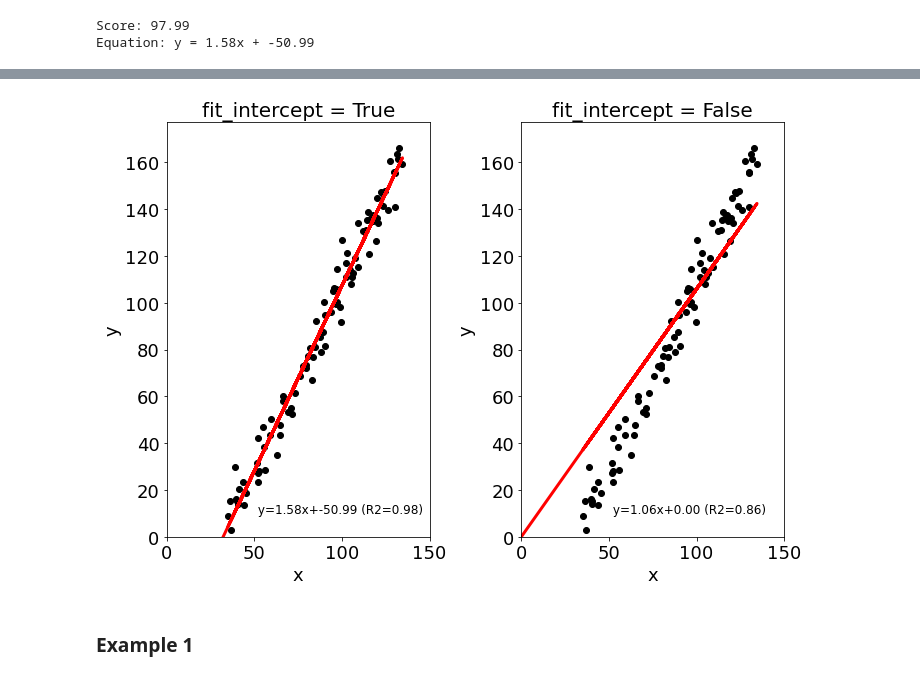
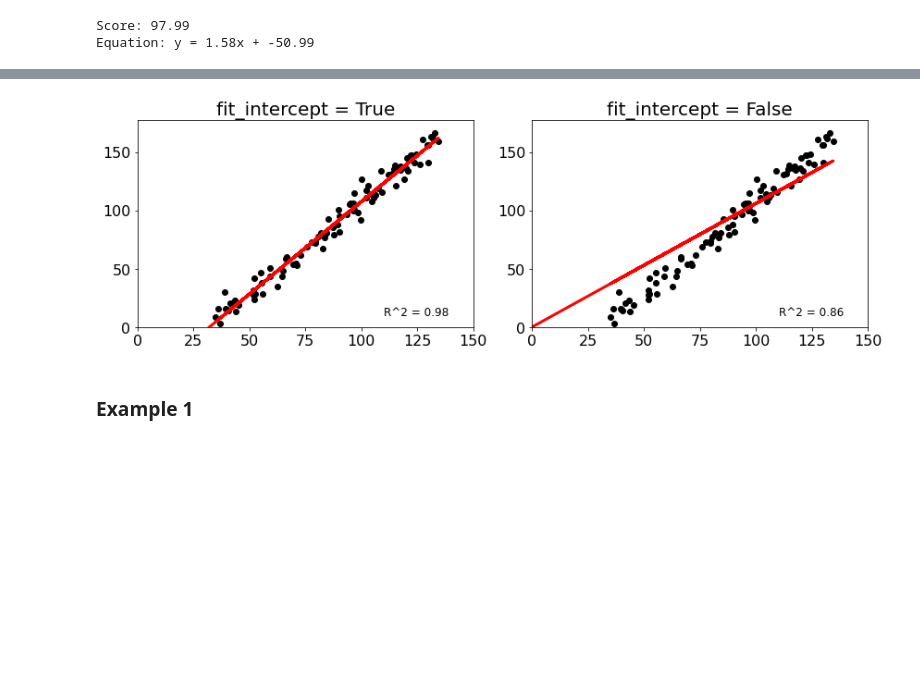
Before and after one commit to abphilip-resources/PY-Lib-2, a Jupyter notebook: Scikit/1.ipynb, the cells around one changed output, grey strips where cells are left out. Saved outputs shown, nothing was run; the diff lists cells and outputs as text; code cells hidden in the pictures; blank space fills up the shorter version.

```diff
--- a/Scikit/1.ipynb
+++ b/Scikit/1.ipynb
@@ -73,36 +73,27 @@ fig.savefig('images/1A', dpi = 300)
-# %%
-reg_inter = LinearRegression(fit_intercept=True)
-reg_inter.fit(X,Y)
-predictions_inter = reg_inter.predict(X)
-score_inter = reg_inter.score(X, Y)
 # %%
-fig, ax = plt.subplots(nrows = 1, ncols = 2, figsize = (10,7));
+fig, ax = plt.subplots(nrows = 1, ncols = 2, figsize = (12,4));
 
 for index, model in enumerate([LinearRegression(fit_intercept=True),
-                            LinearRegression(fit_intercept=False)]):
+                               LinearRegression(fit_intercept=False)]):
     model.fit(X,Y)
     predictions = model.predict(X)
     score = model.score(X, Y)
-    m = model.coef_[0]
-    b = model.intercept_
 
     ax[index].scatter(X, Y, color='black');
     ax[index].plot(X, model.predict(X), color='red',linewidth=3);
 
-    ax[index].tick_params(labelsize = 18)
-    ax[index].set_xlabel('x', fontsize = 18)
-    ax[index].set_ylabel('y', fontsize = 18)
+    ax[index].tick_params(labelsize = 16)
     ax[index].set_xlim(left = 0, right = 150)
     ax[index].set_ylim(bottom = 0)
 
-    ax[index].text(50, 10, " y={:.2f}x+{:.2f} (R2={:.2f})".format(m, b, score), fontsize = 12)
+    ax[index].text(110, 10, "R^2 = {:.2f}".format(score), fontsize = 12)
 
 ax[0].set_title('fit_intercept = True', fontsize = 20)
 ax[1].set_title('fit_intercept = False',  fontsize = 20)
 fig.tight_layout()
 fig.savefig('images/1B', dpi = 300)
 # %% [output]
-[figure, old version]
+[figure, new version]
 # %% [markdown]
 ### Example 1
 # %%
```
Also changed, not shown: parts of 2 cells of this notebook, 2 other files.
